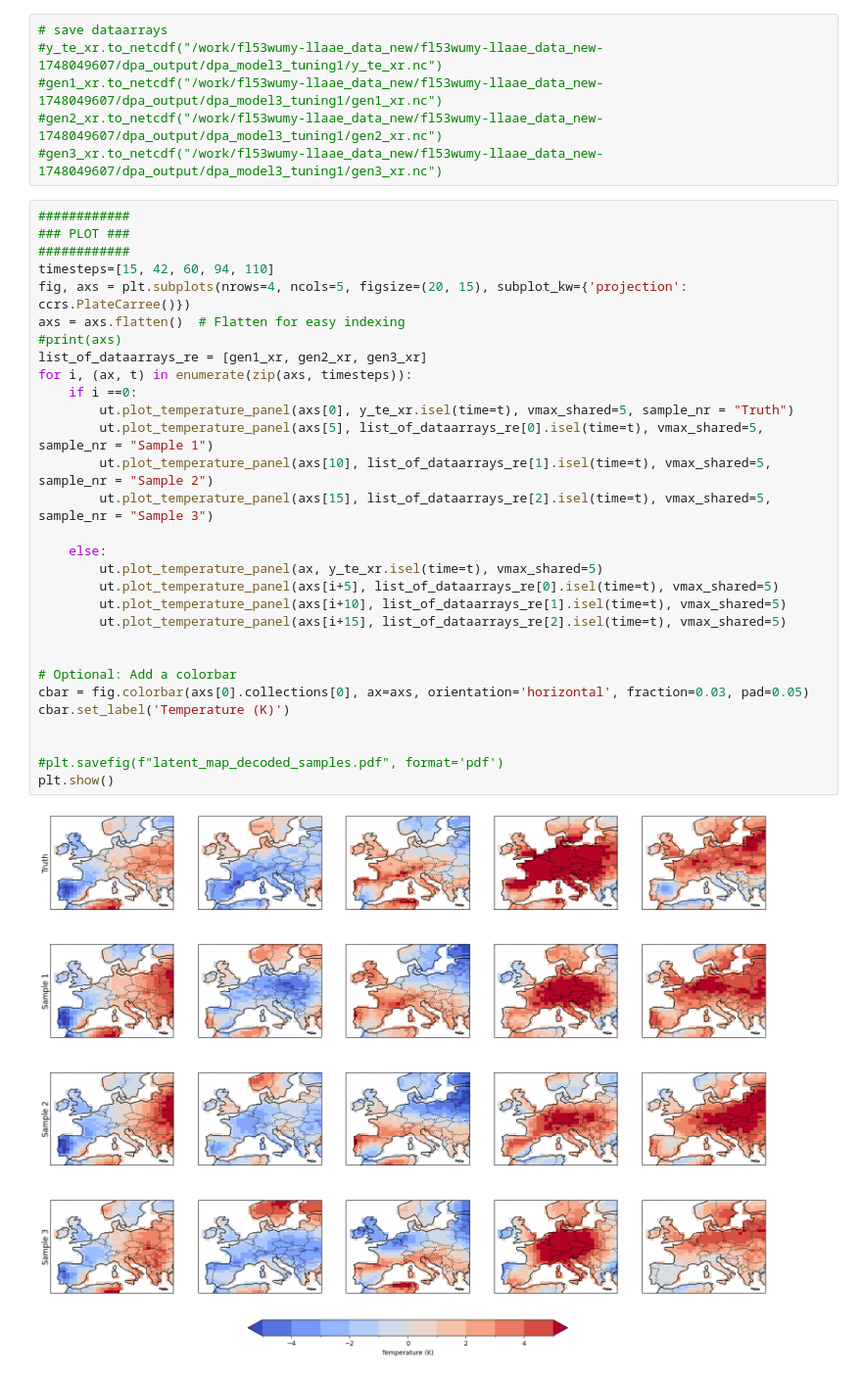
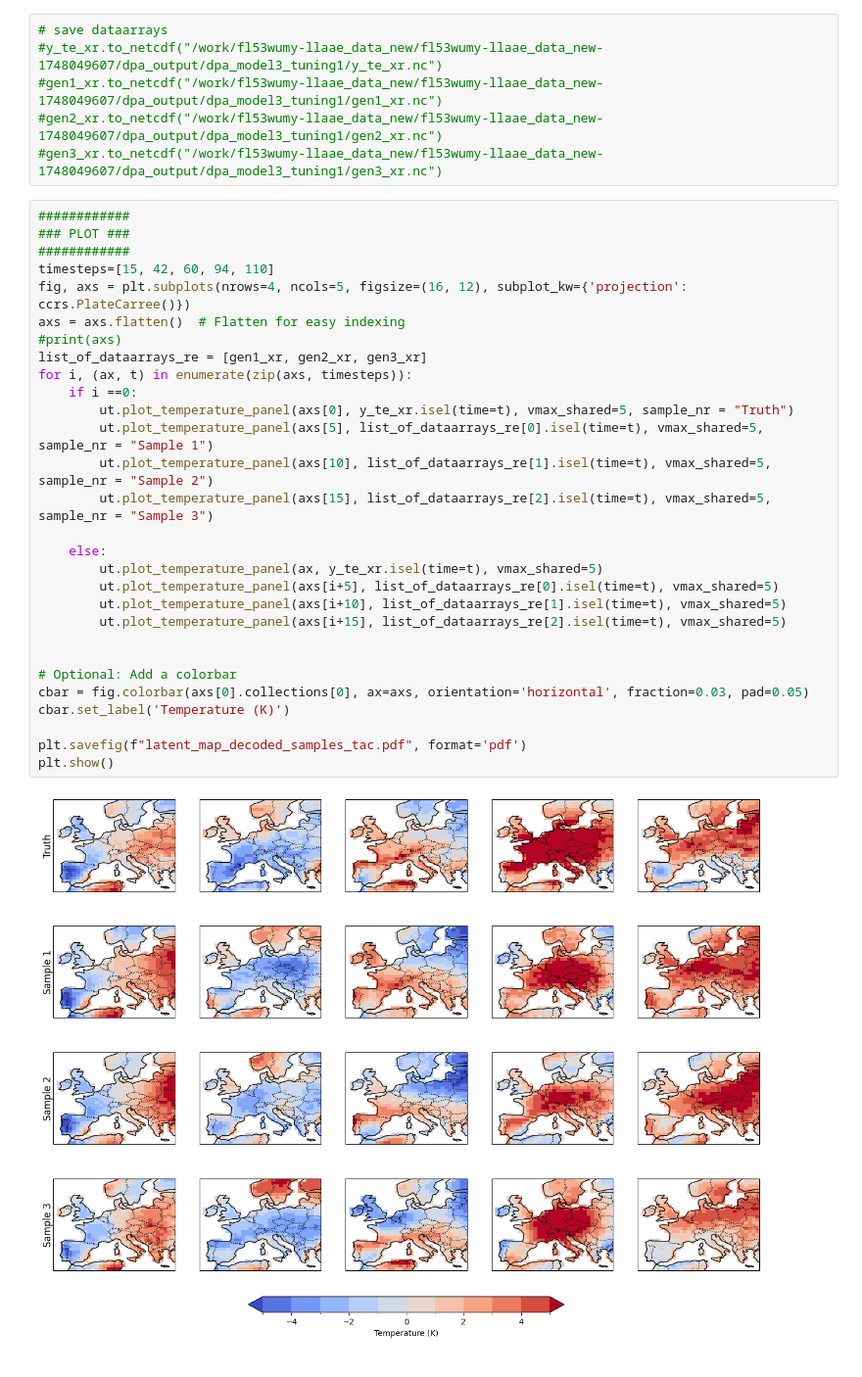
Before and after one commit to Motte12/dpa_for_llaae, a Jupyter notebook: joint_training/analysing_dpa_results/load_model_create_ensemble.ipynb, the cells around one changed output. Shown at 98% size. Saved outputs shown, nothing was run; the diff lists cells and outputs as text.

```diff
--- a/joint_training/analysing_dpa_results/load_model_create_ensemble.ipynb
+++ b/joint_training/analysing_dpa_results/load_model_create_ensemble.ipynb
@@ -334,32 +329,31 @@ Coordinates:
 # %%
 ############
 ### PLOT ###
 ############
 timesteps=[15, 42, 60, 94, 110]
-fig, axs = plt.subplots(nrows=4, ncols=5, figsize=(20, 15), subplot_kw={'projection': ccrs.PlateCarree()})
+fig, axs = plt.subplots(nrows=4, ncols=5, figsize=(16, 12), subplot_kw={'projection': ccrs.PlateCarree()})
 axs = axs.flatten()  # Flatten for easy indexing
 #print(axs)
 list_of_dataarrays_re = [gen1_xr, gen2_xr, gen3_xr]
 for i, (ax, t) in enumerate(zip(axs, timesteps)):
     if i ==0:
         ut.plot_temperature_panel(axs[0], y_te_xr.isel(time=t), vmax_shared=5, sample_nr = "Truth")
         ut.plot_temperature_panel(axs[5], list_of_dataarrays_re[0].isel(time=t), vmax_shared=5, sample_nr = "Sample 1")
         ut.plot_temperature_panel(axs[10], list_of_dataarrays_re[1].isel(time=t), vmax_shared=5, sample_nr = "Sample 2")
         ut.plot_temperature_panel(axs[15], list_of_dataarrays_re[2].isel(time=t), vmax_shared=5, sample_nr = "Sample 3")
 
     else:
         ut.plot_temperature_panel(ax, y_te_xr.isel(time=t), vmax_shared=5)
         ut.plot_temperature_panel(axs[i+5], list_of_dataarrays_re[0].isel(time=t), vmax_shared=5)
         ut.plot_temperature_panel(axs[i+10], list_of_dataarrays_re[1].isel(time=t), vmax_shared=5)
         ut.plot_temperature_panel(axs[i+15], list_of_dataarrays_re[2].isel(time=t), vmax_shared=5)
 
 
 # Optional: Add a colorbar
 cbar = fig.colorbar(axs[0].collections[0], ax=axs, orientation='horizontal', fraction=0.03, pad=0.05)
 cbar.set_label('Temperature (K)')
 
-
-#plt.savefig(f"latent_map_decoded_samples.pdf", format='pdf')
+plt.savefig(f"latent_map_decoded_samples_tac.pdf", format='pdf')
 plt.show()
 # %% [output]
-[figure, old version]
+[figure, new version]
```
Also changed, not shown: parts of 8 cells of this notebook, 48 other files.
